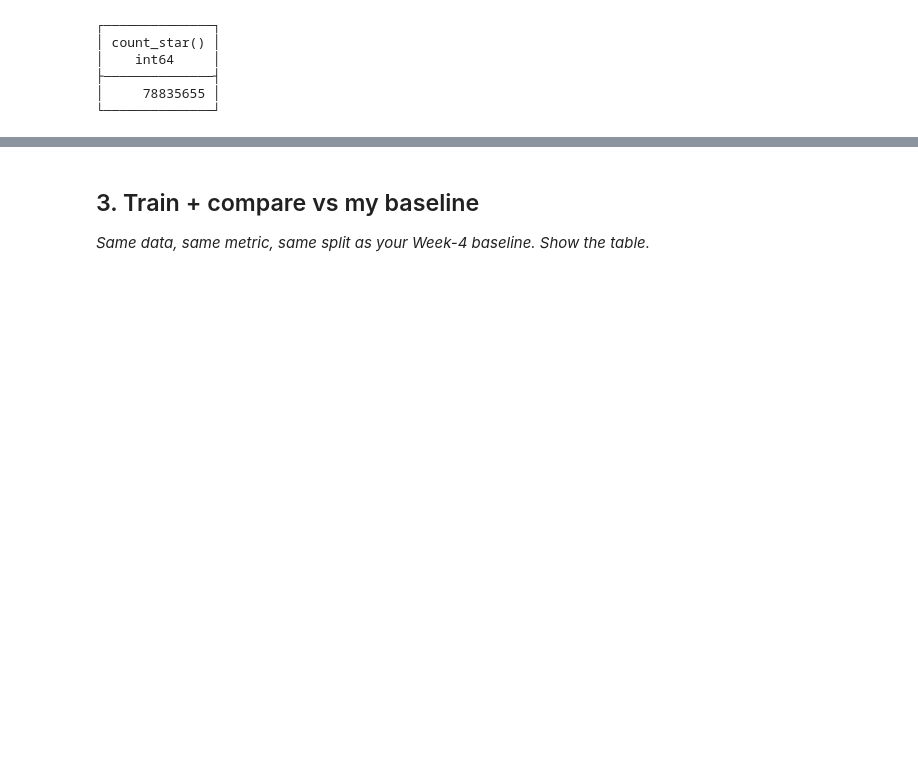
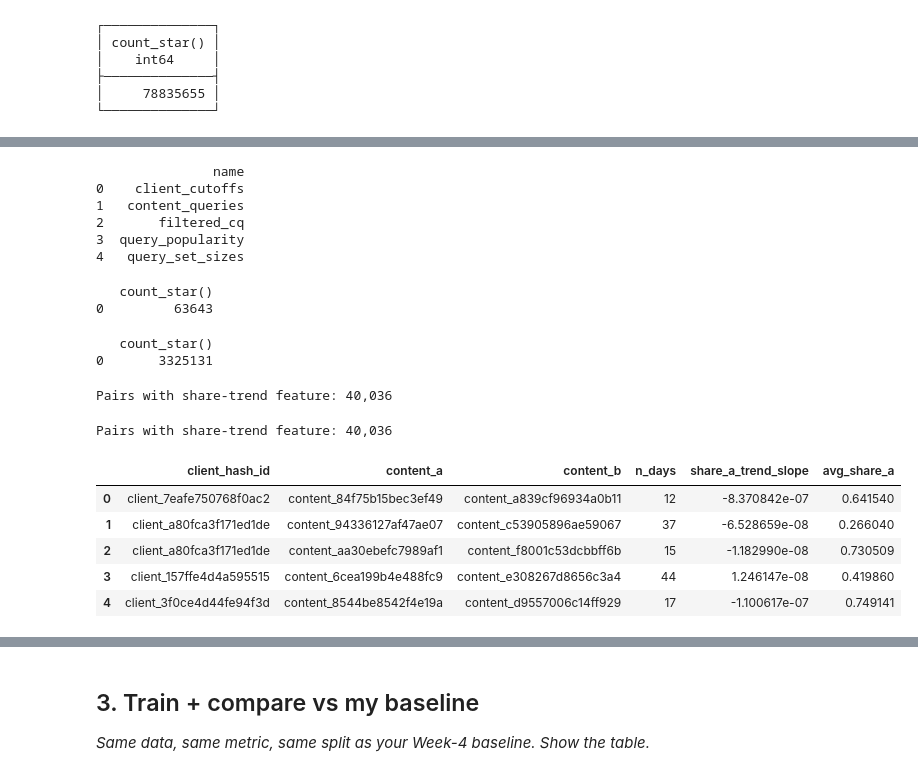
Before and after one commit to AdityaAAND/flyrank-ml-internship-starter, a Jupyter notebook: work/notebooks/w05_model.ipynb, the cells around one changed output, grey strips where cells are left out. Drawn from its saved outputs; the diff is of its cells as text; code cells hidden in the pictures; blank space fills up the shorter version.

```diff
--- a/work/notebooks/w05_model.ipynb
+++ b/work/notebooks/w05_model.ipynb
@@ -129,0 +235,71 @@ Snapshot end date: 2026-06-30 00:00:00
+# %%
+print(con.sql("SHOW TABLES").df())
+# %% [output]
+               name
+0    client_cutoffs
+1   content_queries
+2       filtered_cq
+3  query_popularity
+4   query_set_sizes
+# %%
+con.execute("""
+    CREATE OR REPLACE TABLE pair_content_ids AS
+    SELECT DISTINCT content_a AS content_hash_id, client_hash_id FROM pairs
+    UNION
+    SELECT DISTINCT content_b AS content_hash_id, client_hash_id FROM pairs
+""")
+print(con.sql("SELECT COUNT(*) FROM pair_content_ids").df())
+# %% [output]
+   count_star()
+0         63643
+# %%
+con.execute("""
+    CREATE OR REPLACE TABLE content_daily AS
+    SELECT f.client_hash_id, f.content_hash_id, f.report_date, f.gsc_impressions
+    FROM read_parquet('hf://datasets/FlyRank/internship-warehouse/fact_content_daily_performance/**/*.parquet') f
+    JOIN pair_content_ids pc
+        ON f.client_hash_id = pc.client_hash_id AND f.content_hash_id = pc.content_hash_id
+    JOIN client_cutoffs c ON f.client_hash_id = c.client_hash_id
+    WHERE f.report_date < c.cutoff_date AND f.gsc_data_available IS TRUE
+""")
+print(con.sql("SELECT COUNT(*) FROM content_daily").df())
+# %% [output]
+   count_star()
+0       3325131
+# %%
+share_trend = con.sql("""
+WITH pair_daily AS (
+    SELECT
+        p.client_hash_id, p.content_a, p.content_b, da.report_date,
+        da.gsc_impressions AS impr_a, db.gsc_impressions AS impr_b
+    FROM pairs p
+    JOIN content_daily da ON p.client_hash_id = da.client_hash_id AND p.content_a = da.content_hash_id
+    JOIN content_daily db ON p.client_hash_id = db.client_hash_id AND p.content_b = db.content_hash_id AND da.report_date = db.report_date
+),
+pair_share AS (
+    SELECT client_hash_id, content_a, content_b, report_date, impr_a, impr_b,
+        CASE WHEN (impr_a + impr_b) > 0 THEN impr_a * 1.0 / (impr_a + impr_b) ELSE NULL END AS share_a
+    FROM pair_daily
+)
+SELECT client_hash_id, content_a, content_b, COUNT(*) AS n_days,
+    REGR_SLOPE(share_a, EPOCH(report_date)) AS share_a_trend_slope,
+    AVG(share_a) AS avg_share_a
+FROM pair_share
+WHERE share_a IS NOT NULL
+GROUP BY client_hash_id, content_a, content_b
+HAVING COUNT(*) >= 10
+""").df()
+print(f"Pairs with share-trend feature: {len(share_trend):,}")
+# %% [output]
+Pairs with share-trend feature: 40,036
+# %%
+print(f"Pairs with share-trend feature: {len(share_trend):,}")
+share_trend.head()
+# %% [output]
+Pairs with share-trend feature: 40,036
+|  | client_hash_id | content_a | content_b | n_days | share_a_trend_slope | avg_share_a |
+| 0 | client_7eafe750768f0ac2 | content_84f75b15bec3ef49 | content_a839cf96934a0b11 | 12 | -8.370842e-07 | 0.641540 |
+| 1 | client_a80fca3f171ed1de | content_94336127af47ae07 | content_c53905896ae59067 | 37 | -6.528659e-08 | 0.266040 |
+| 2 | client_a80fca3f171ed1de | content_aa30ebefc7989af1 | content_f8001c53dcbbff6b | 15 | -1.182990e-08 | 0.730509 |
+| 3 | client_157ffe4d4a595515 | content_6cea199b4e488fc9 | content_e308267d8656c3a4 | 44 | 1.246147e-08 | 0.419860 |
+| 4 | client_3f0ce4d44fe94f3d | content_8544be8542f4e19a | content_d9557006c14ff929 | 17 | -1.100617e-07 | 0.749141 |
```
Also changed, not shown: parts of 18 cells of this notebook.
